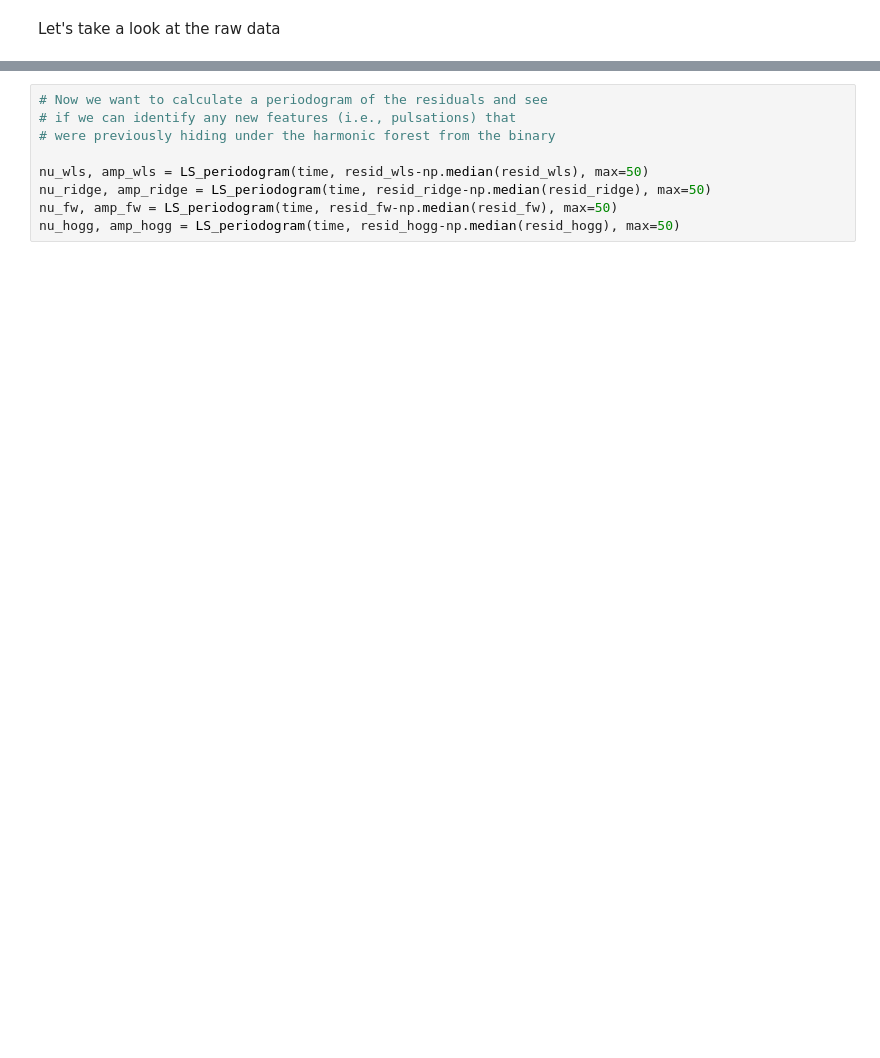
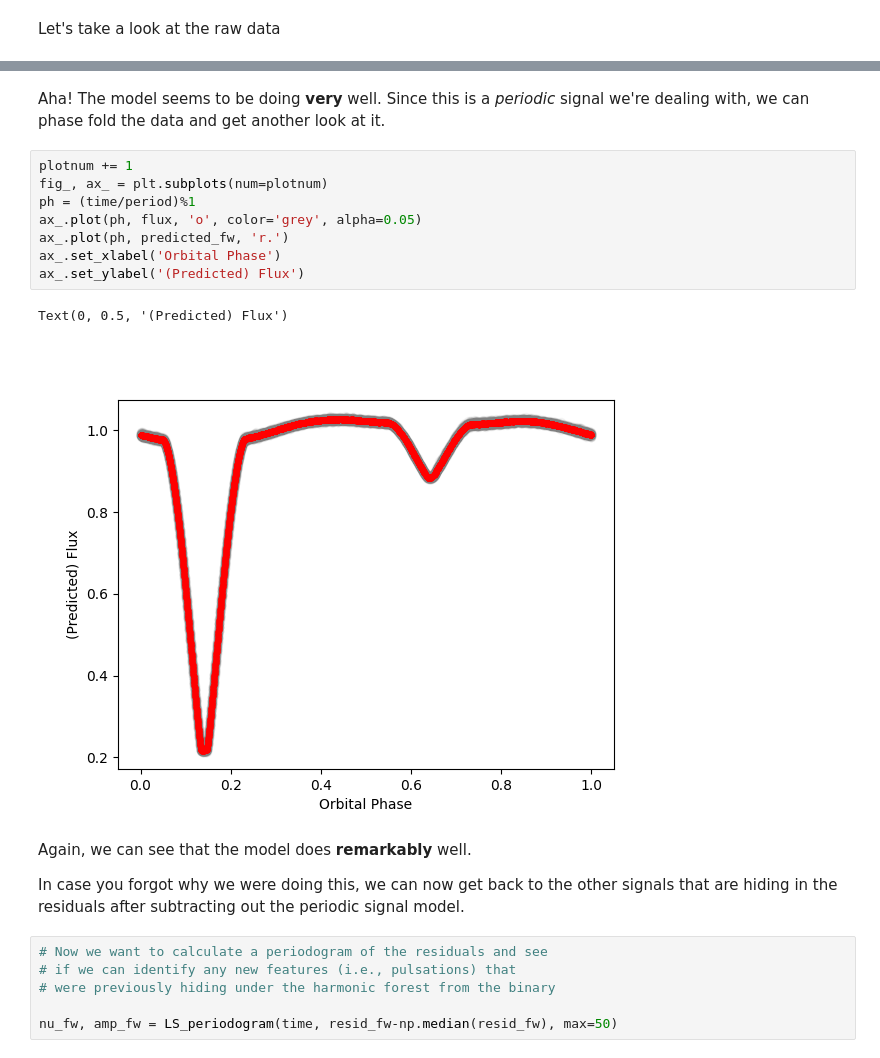
Before and after one commit to colej/puffins, a Jupyter notebook: notebooks/NB01_intro.ipynb, the cells around one changed output, grey strips where cells are left out. Saved outputs shown, nothing was run; the diff lists cells and outputs as text; blank space fills up the shorter version.

```diff
--- a/notebooks/NB01_intro.ipynb
+++ b/notebooks/NB01_intro.ipynb
@@ -165,12 +175,26 @@ print(betas_hogg[:50]-betas_ridge[:50])
+# %% [markdown]
+Aha! The model seems to be doing __very__ well. Since this is a _periodic_ signal we're dealing with, we can phase fold the data and get another look at it.
+# %%
+plotnum += 1
+fig_, ax_ = plt.subplots(num=plotnum)
+ph = (time/period)%1
+ax_.plot(ph, flux, 'o', color='grey', alpha=0.05)
+ax_.plot(ph, predicted_fw, 'r.')
+ax_.set_xlabel('Orbital Phase')
+ax_.set_ylabel('(Predicted) Flux')
+# %% [output]
+Text(0, 0.5, '(Predicted) Flux')
+[figure, added]
+# %% [markdown]
+Again, we can see that the model does __remarkably__ well.
+
+In case you forgot why we were doing this, we can now get back to the other signals that are hiding in the residuals after subtracting out the periodic signal model.
 # %%
 # Now we want to calculate a periodogram of the residuals and see
 # if we can identify any new features (i.e., pulsations) that
 # were previously hiding under the harmonic forest from the binary
 
-nu_wls, amp_wls = LS_periodogram(time, resid_wls-np.median(resid_wls), max=50)
-nu_ridge, amp_ridge = LS_periodogram(time, resid_ridge-np.median(resid_ridge), max=50)
 nu_fw, amp_fw = LS_periodogram(time, resid_fw-np.median(resid_fw), max=50)
-nu_hogg, amp_hogg = LS_periodogram(time, resid_hogg-np.median(resid_hogg), max=50)
 # %%
 plotnum+=1
 fig_, ax_ = plt.subplots(num=plotnum)
```
Also changed, not shown: parts of 38 cells of this notebook.
